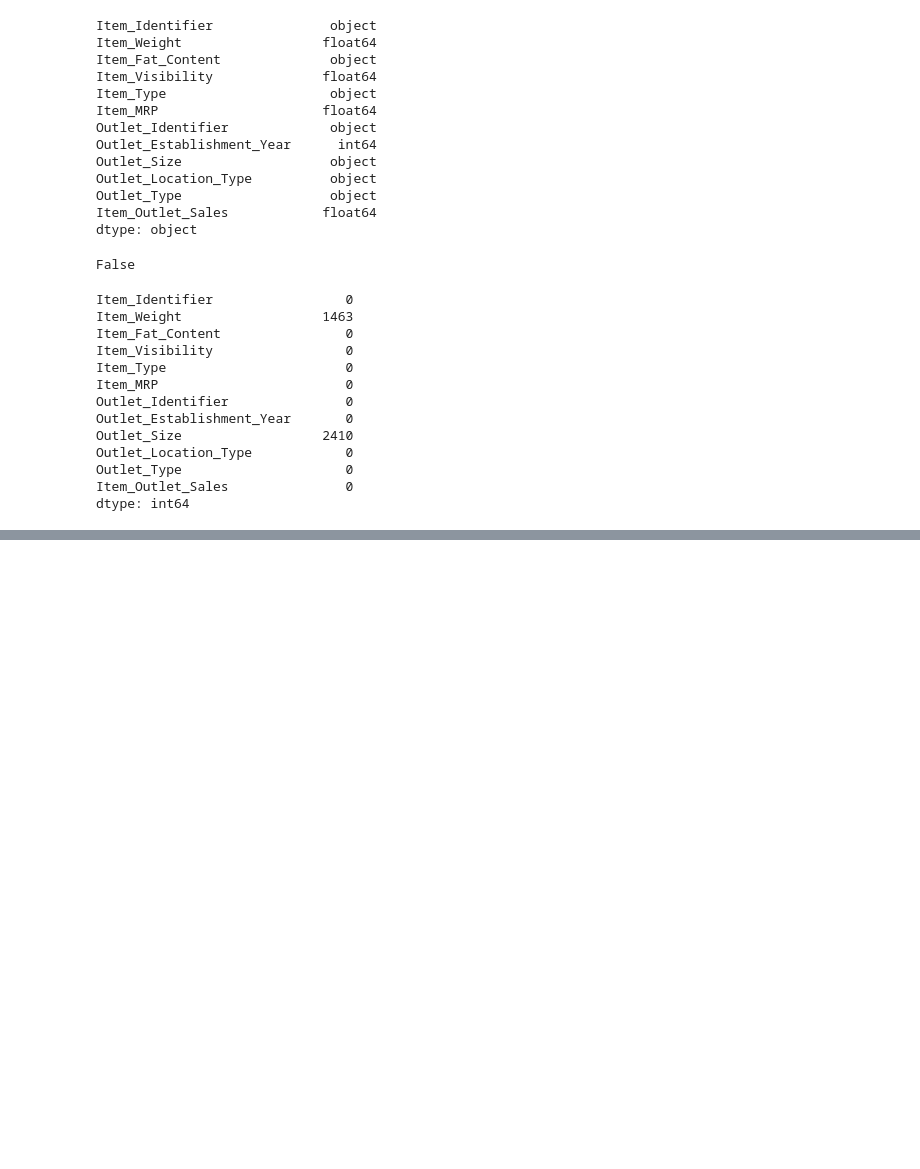
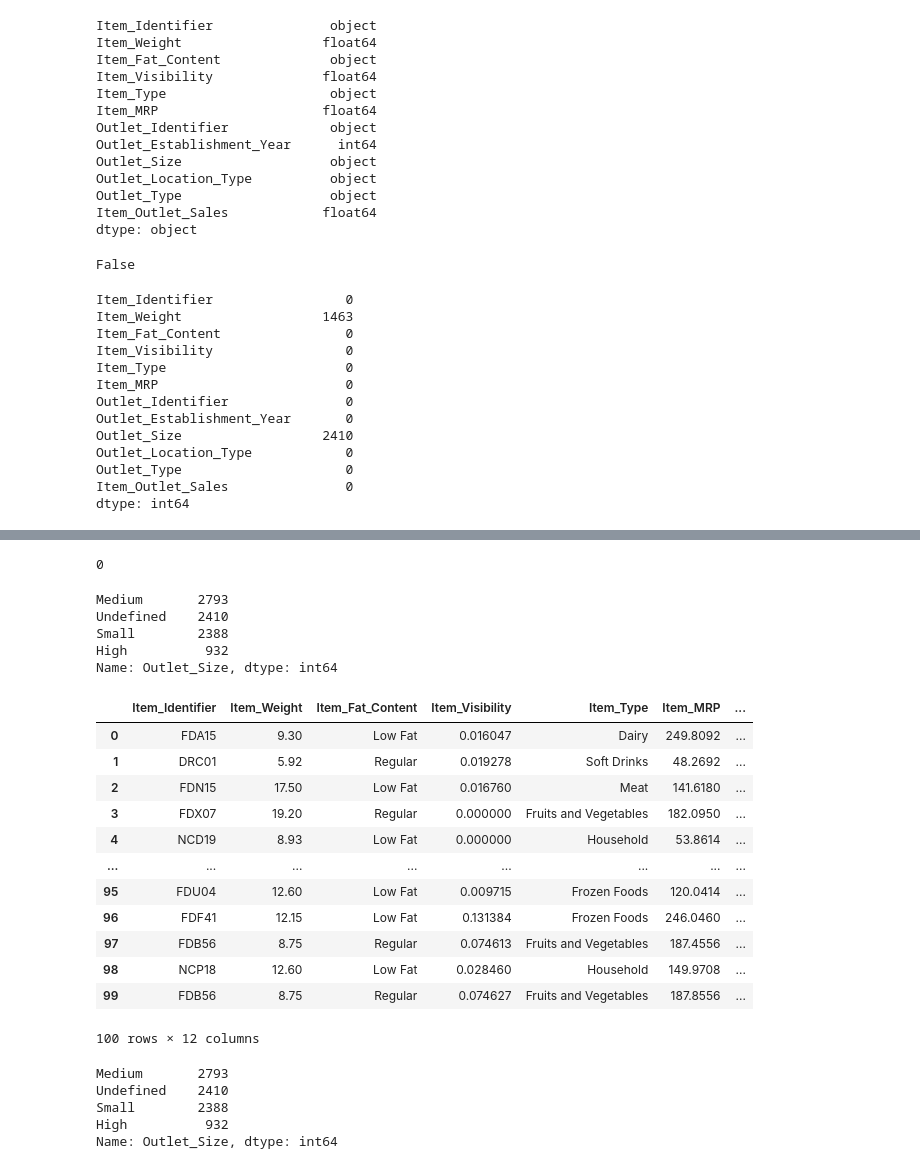
Before and after one commit to Rukawe/Predicciones-de-Ventas, a Jupyter notebook: Predicciones_de_Ventas.ipynb, the cells around one changed output, grey strips where cells are left out. Saved outputs shown, nothing was run; the diff lists cells and outputs as text; code cells hidden in the pictures; blank space fills up the shorter version.

```diff
--- a/Predicciones_de_Ventas.ipynb
+++ b/Predicciones_de_Ventas.ipynb
@@ -70,0 +74,3 @@ ultimo_filtro = [filtro_relleno], [filtro_relleno_2]
+# %%
+weight = df['Item_Weight'].median() # Valor de mediana de la columna
+weight
@@ -70,0 +79,2 @@ ultimo_filtro = [filtro_relleno], [filtro_relleno_2]
+# %%
+df['Item_Weight'].fillna(weight, inplace = True) # Se utiliza finalmente la mediana para rellenar los datos faltantes, ya que es un valor que está cerca de la moda (mayor a este valor), pero a la vez, cerca del promedio (menor a este valor).
@@ -70,0 +111,37 @@ ultimo_filtro = [filtro_relleno], [filtro_relleno_2]
+# %%
+df['Outlet_Size'].isna().sum() #cantidad de datos faltantes en la columna
+# %% [output]
+0
+# %%
+df['Outlet_Size'].value_counts() # En este caso son valores categóricos, se debe tomar en cuenta para el reemplazo de valores
+# %% [output]
+Medium       2793
+Undefined    2410
+Small        2388
+High          932
+Name: Outlet_Size, dtype: int64
+# %%
+df['Outlet_Size'].fillna('Undefined', inplace=True) #Se reemplazará como 'Undefined' para el valor faltante en esta columna
+df.head(100)
+# %% [output]
+|  | Item_Identifier | Item_Weight | Item_Fat_Content | Item_Visibility | Item_Type | Item_MRP | ... |
+| 0 | FDA15 | 9.30 | Low Fat | 0.016047 | Dairy | 249.8092 | ... |
+| 1 | DRC01 | 5.92 | Regular | 0.019278 | Soft Drinks | 48.2692 | ... |
+| 2 | FDN15 | 17.50 | Low Fat | 0.016760 | Meat | 141.6180 | ... |
+| 3 | FDX07 | 19.20 | Regular | 0.000000 | Fruits and Vegetables | 182.0950 | ... |
+| 4 | NCD19 | 8.93 | Low Fat | 0.000000 | Household | 53.8614 | ... |
+| ... | ... | ... | ... | ... | ... | ... | ... |
+| 95 | FDU04 | 12.60 | Low Fat | 0.009715 | Frozen Foods | 120.0414 | ... |
+| 96 | FDF41 | 12.15 | Low Fat | 0.131384 | Frozen Foods | 246.0460 | ... |
+| 97 | FDB56 | 8.75 | Regular | 0.074613 | Fruits and Vegetables | 187.4556 | ... |
+| 98 | NCP18 | 12.60 | Low Fat | 0.028460 | Household | 149.9708 | ... |
+| 99 | FDB56 | 8.75 | Regular | 0.074627 | Fruits and Vegetables | 187.8556 | ... |
+100 rows × 12 columns
+# %%
+df['Outlet_Size'].value_counts()
+# %% [output]
+Medium       2793
+Undefined    2410
+Small        2388
+High          932
+Name: Outlet_Size, dtype: int64
```
Also changed, not shown: parts of 15 cells of this notebook.
